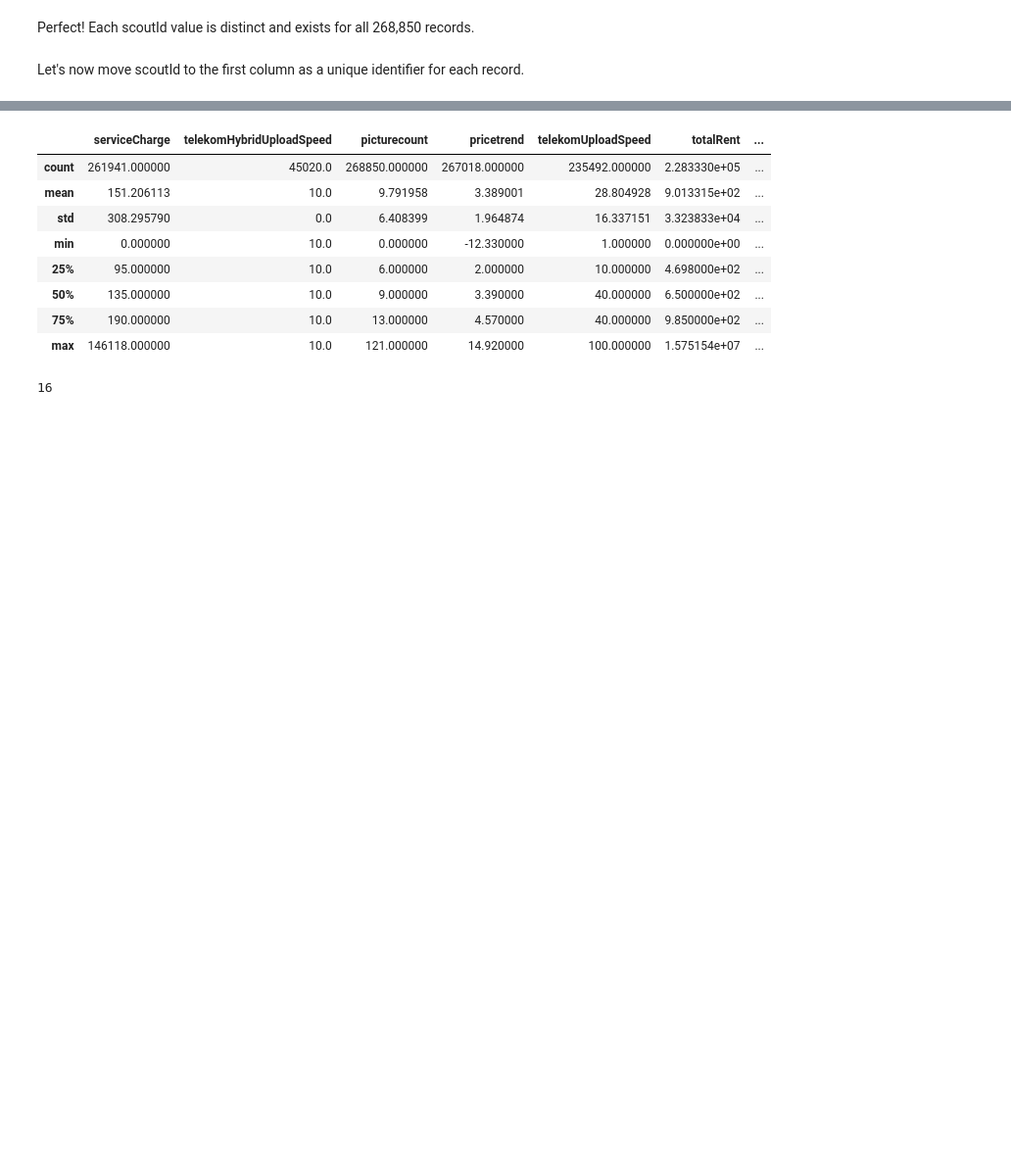
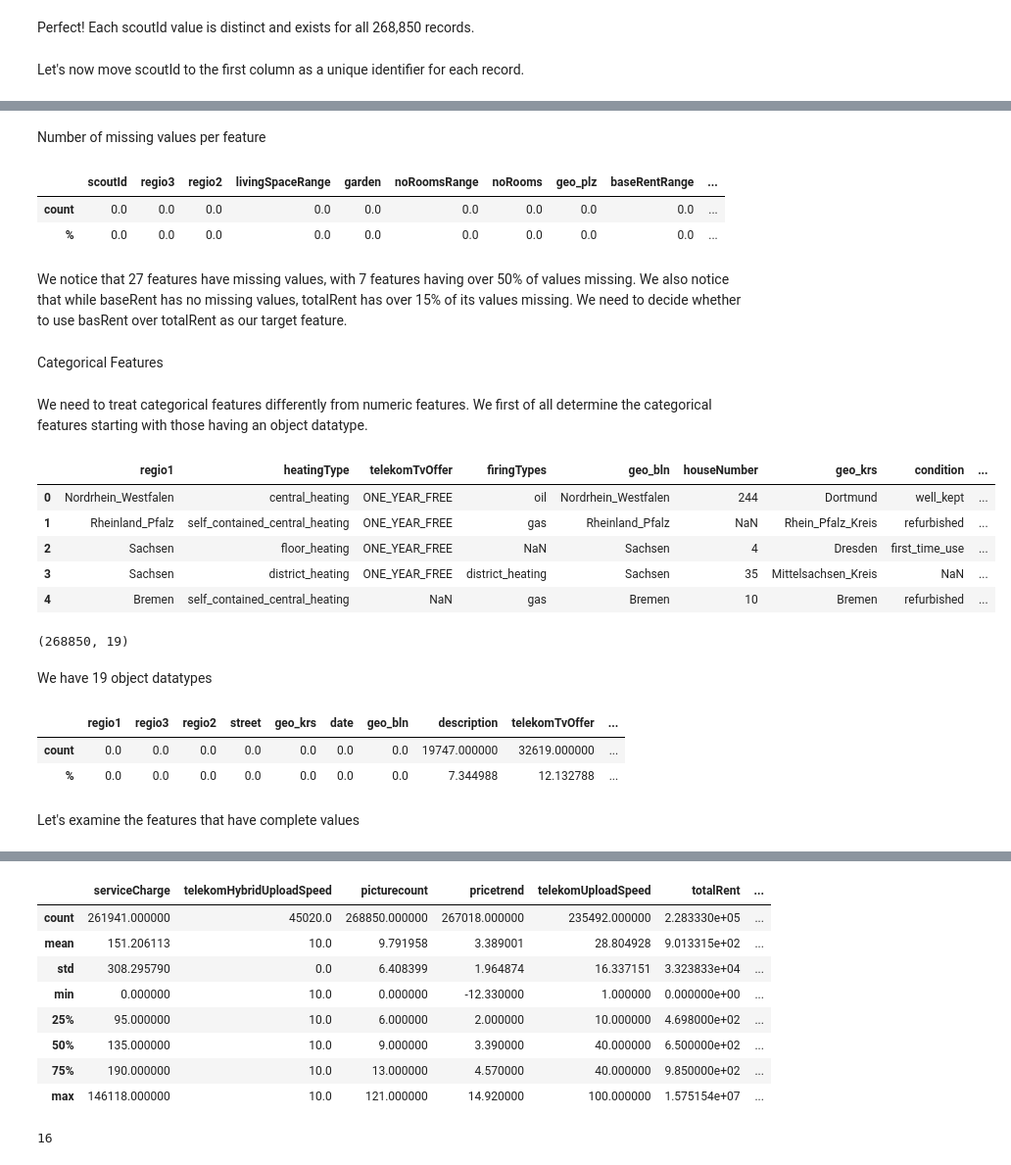
Before and after one commit to femi-lujo/germany_rental_apartments, a Jupyter notebook: notebooks/data_wrangling.ipynb, the cells around one changed output, grey strips where cells are left out. Shown at 98% size. Cells and saved outputs as stored; diff of their text form; code cells hidden in the pictures; blank space fills up the shorter version.

Commit message:
Breakout categorical features from data set and drop redundant columns

```diff
--- a/notebooks/data_wrangling.ipynb
+++ b/notebooks/data_wrangling.ipynb
@@ -105,7 +102,8 @@ Perfect! Each scoutId value is distinct and exists for all 268,850 records.
 # %% [markdown]
 Let's now move scoutId to the first column as a unique identifier for each record.
 # %%
-cols = list(immo_data) #Get a list of column names for the dataset
+cols = list(immo_data) #Get a list of column names for the dataframe
 #Get the list index of scoutId using list index method, pop it from the list using the list pop method, and insert the value (scoutId) as the first list item using the list insert method
 cols.insert(0,cols.pop(cols.index("scoutId")))
-#Use the ix indexer to rearrange the dataframe based on the new list column names
+#Use the loc indexer to call the dataframe with the new column arrangement and assign to the original dataframe
+immo_data = immo_data.loc[:, cols]
@@ -171,0 +110,3 @@ immo_data[['serviceCharge', 'pricetrend', 'totalRent', 'baseRent', 'heatingCosts
+# %%
+pd.options.display.max_columns = 6
+immo_data.head(2)
@@ -171,0 +120,3 @@ immo_data[['serviceCharge', 'pricetrend', 'totalRent', 'baseRent', 'heatingCosts
+# %%
+pd.options.display.max_columns = None
+immo_data.head()
@@ -171,0 +130,44 @@ immo_data[['serviceCharge', 'pricetrend', 'totalRent', 'baseRent', 'heatingCosts
+# %% [markdown]
+Number of missing values per feature
+# %%
+# To create a dataframe with  %age of values that are missing
+missing = pd.concat([immo_data.isnull().sum(), 100 * immo_data.isnull().mean()], axis = 1)
+missing.columns = ['count', '%']
+missing.sort_values(by = 'count').T
+# %% [output]
+|  | scoutId | regio3 | regio2 | livingSpaceRange | garden | noRoomsRange | noRooms | geo_plz | baseRentRange | ... |
+| count | 0.0 | 0.0 | 0.0 | 0.0 | 0.0 | 0.0 | 0.0 | 0.0 | 0.0 | ... |
+| % | 0.0 | 0.0 | 0.0 | 0.0 | 0.0 | 0.0 | 0.0 | 0.0 | 0.0 | ... |
+# %% [markdown]
+We notice that 27 features have missing values, with 7 features having over 50% of values missing. We also notice that while baseRent has no missing values, totalRent has over 15% of its values missing. We need to decide whether to use basRent over totalRent as our target feature.
+# %% [markdown]
+Categorical Features
+# %% [markdown]
+We need to treat categorical features differently from numeric features. We first of all determine the categorical features starting with those having an object datatype.
+# %%
+immo_cat = immo_data.select_dtypes('object')
+# %%
+immo_cat.head()
+# %% [output]
+|  | regio1 | heatingType | telekomTvOffer | firingTypes | geo_bln | houseNumber | geo_krs | condition | ... |
+| 0 | Nordrhein_Westfalen | central_heating | ONE_YEAR_FREE | oil | Nordrhein_Westfalen | 244 | Dortmund | well_kept | ... |
+| 1 | Rheinland_Pfalz | self_contained_central_heating | ONE_YEAR_FREE | gas | Rheinland_Pfalz | NaN | Rhein_Pfalz_Kreis | refurbished | ... |
+| 2 | Sachsen | floor_heating | ONE_YEAR_FREE | NaN | Sachsen | 4 | Dresden | first_time_use | ... |
+| 3 | Sachsen | district_heating | ONE_YEAR_FREE | district_heating | Sachsen | 35 | Mittelsachsen_Kreis | NaN | ... |
+| 4 | Bremen | self_contained_central_heating | NaN | gas | Bremen | 10 | Bremen | refurbished | ... |
+# %%
+immo_cat.shape
+# %% [output]
+(268850, 19)
+# %% [markdown]
+We have 19 object datatypes
+# %%
+missing_cat = pd.concat([immo_cat.isnull().sum(), 100 * immo_cat.isnull().mean()], axis = 1)
+missing_cat.columns = ['count', '%']
+missing_cat.sort_values(by = 'count').T
+# %% [output]
+|  | regio1 | regio3 | regio2 | street | geo_krs | date | geo_bln | description | telekomTvOffer | ... |
+| count | 0.0 | 0.0 | 0.0 | 0.0 | 0.0 | 0.0 | 0.0 | 19747.000000 | 32619.000000 | ... |
+| % | 0.0 | 0.0 | 0.0 | 0.0 | 0.0 | 0.0 | 0.0 | 7.344988 | 12.132788 | ... |
+# %% [markdown]
+Let's examine the features that have complete values
```
Also changed, not shown: parts of 46 cells of this notebook.
